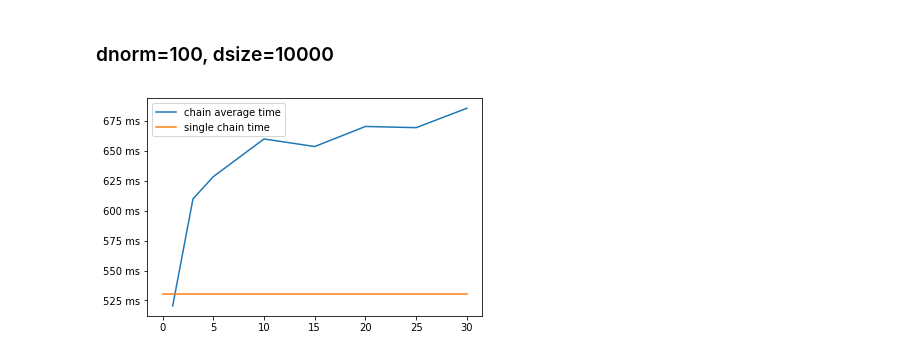
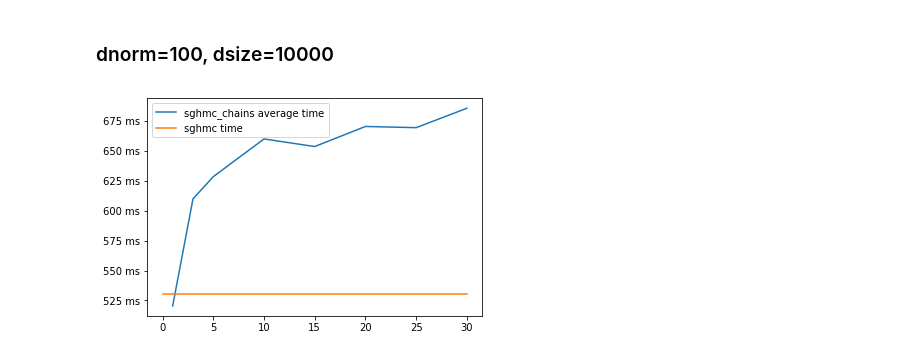
Before and after one commit to Senlody/SGHMC, a Jupyter notebook: development/Timing.ipynb, the cells around one changed output. Cells and saved outputs as stored; diff of their text form; code cells hidden in the pictures.

```diff
--- a/development/Timing.ipynb
+++ b/development/Timing.ipynb
@@ -305,10 +305,10 @@ for n in chainNums:
 
 single_time = timeit.timeit('sghmc(grad_log_den_data_jit, grad_log_den_prior_jit, data, V_hat, eps, theta_0, C, heatup, epoches, batch_size)',number=1,globals=vardict)
 # %%
-plt.plot(chainNums,np.array(avg_time)*1000,label='chain average time')
-plt.plot([0,30],[single_time*1000,single_time*1000],label='single chain time')
-plt.legend()
+plt.plot(chainNums,np.array(avg_time)*1000,label='sghmc_chains average time')
+plt.plot([0,30],[single_time*1000,single_time*1000],label='sghmc time')
+plt.legend(loc='best')
 plt.gca().yaxis.set_major_formatter(mticker.FormatStrFormatter('%d ms'))
 plt.savefig('mpt2.png')
 # %% [output]
-[figure, old version]
+[figure, new version]
```
Also changed, not shown: 14 other files.
